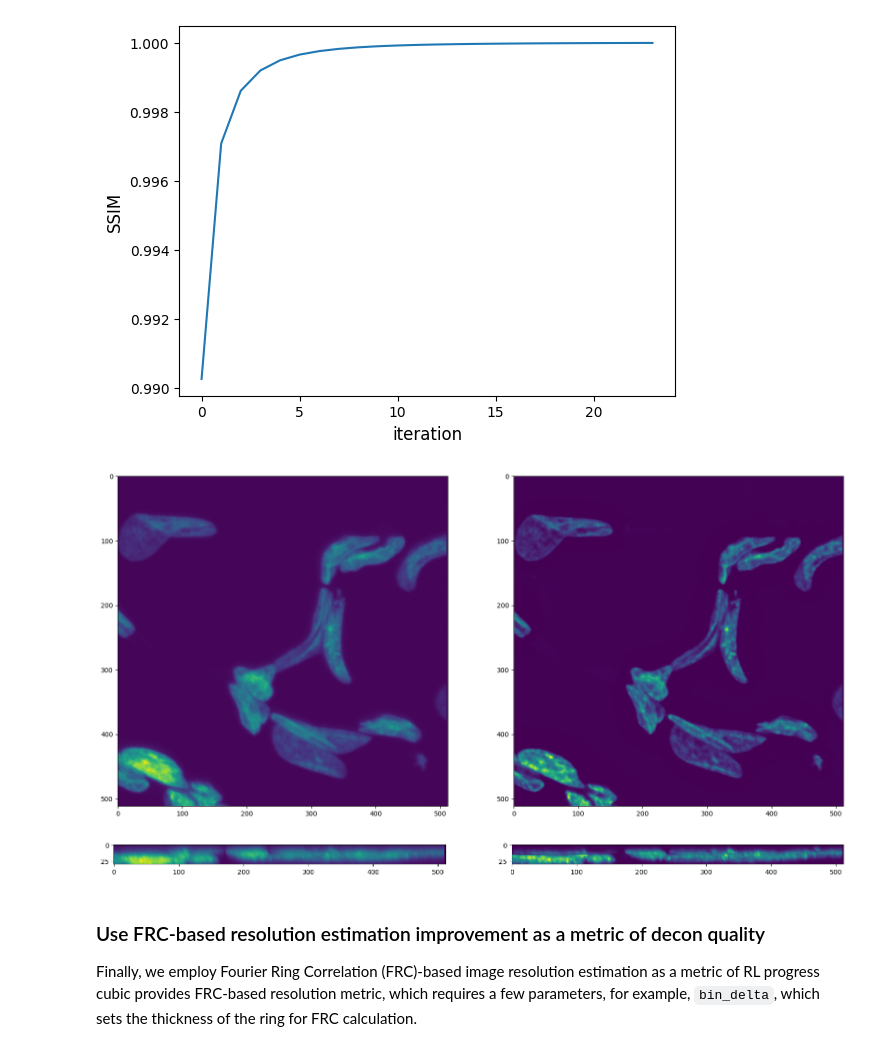
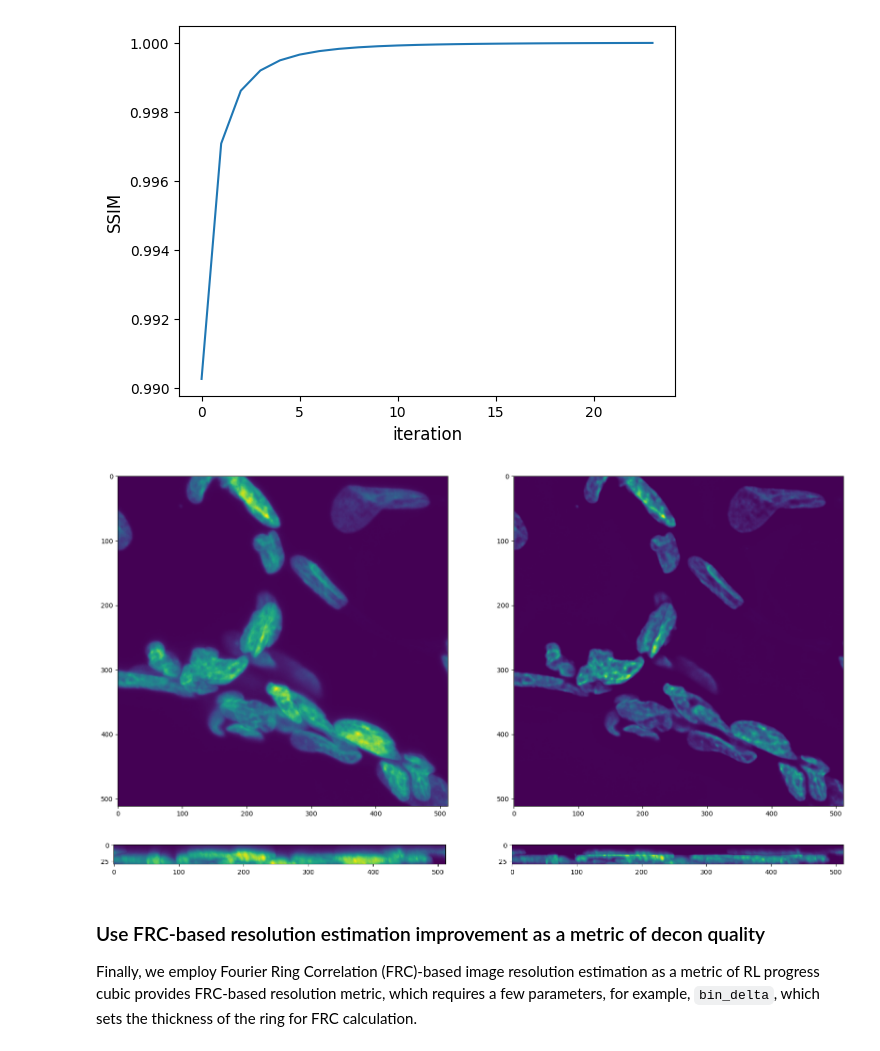
Before and after one commit to alxndrkalinin/cubic, a Jupyter notebook: examples/notebooks/deconvolution_iterations.ipynb, the cells around one changed output. Drawn from its saved outputs; the diff is of its cells as text; code cells hidden in the pictures.

```diff
--- a/examples/notebooks/deconvolution_iterations.ipynb
+++ b/examples/notebooks/deconvolution_iterations.ipynb
@@ -169,20 +226,20 @@ plt.show()
 # %% [output]
 [figure]
 # %%
-patch = slice(0, image.shape[0]), slice(1024, 1024 + 512), slice(2048, 2048 + 512)
+patch = astrocyte_cell_region_crop(image.shape, 512)
 deconv_image = ssim_resolution[ssim_thresh_iter]["iter_image"]
 
 fig, axes = plt.subplots(1, 2, figsize=(20, 10))
 axes[0].imshow(asnumpy(image[patch].max(0)))
 axes[1].imshow(asnumpy(deconv_image[patch].max(0)))
 plt.show()
 fig, axes = plt.subplots(1, 2, figsize=(20, 10))
 axes[0].imshow(asnumpy(image[patch].max(1)))
 axes[1].imshow(asnumpy(deconv_image[patch].max(1)))
 plt.show()
 # %% [output]
-[figure, old version]
+[figure, new version]
-[figure, old version]
+[figure, new version]
 # %% [markdown]
 ### Use FRC-based resolution estimation improvement as a metric of decon quality
 
```
Also changed, not shown: parts of 26 cells of this notebook.
